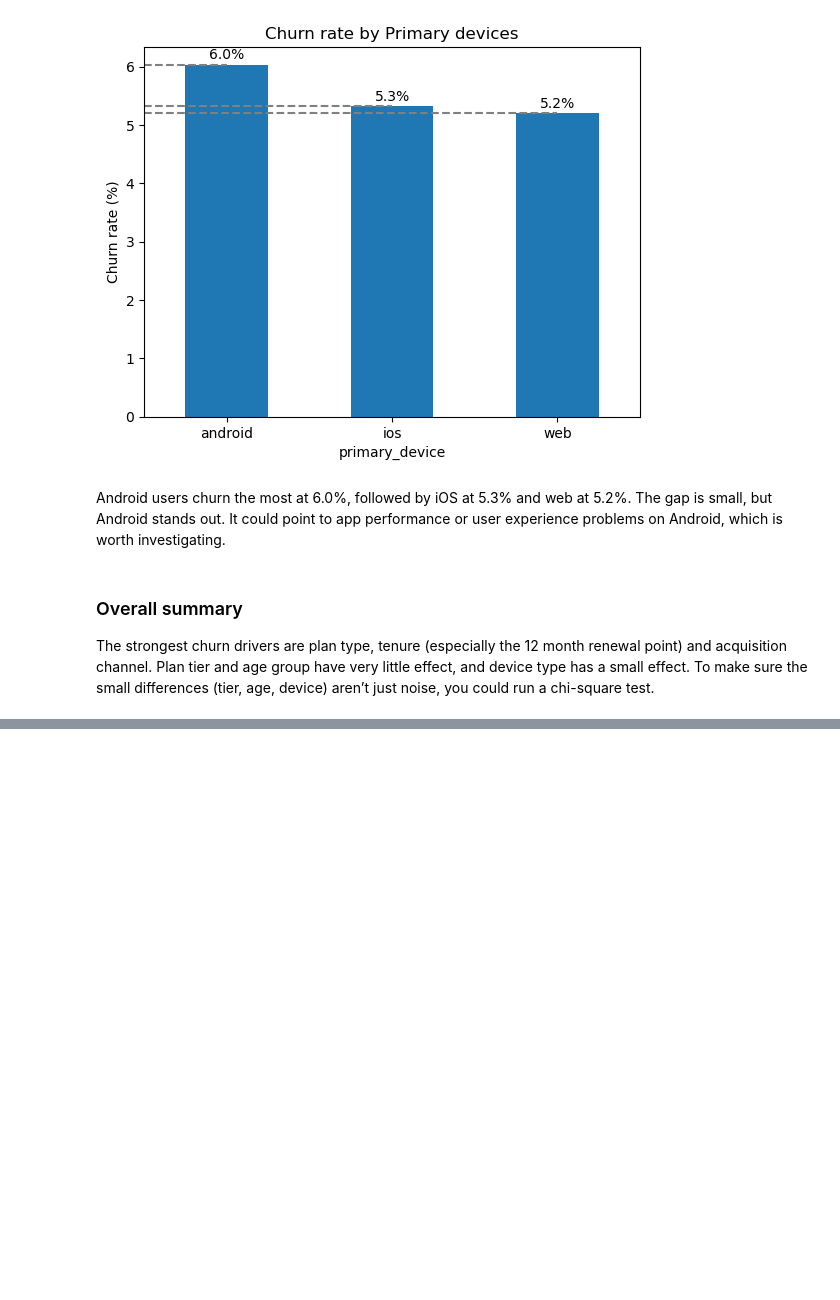
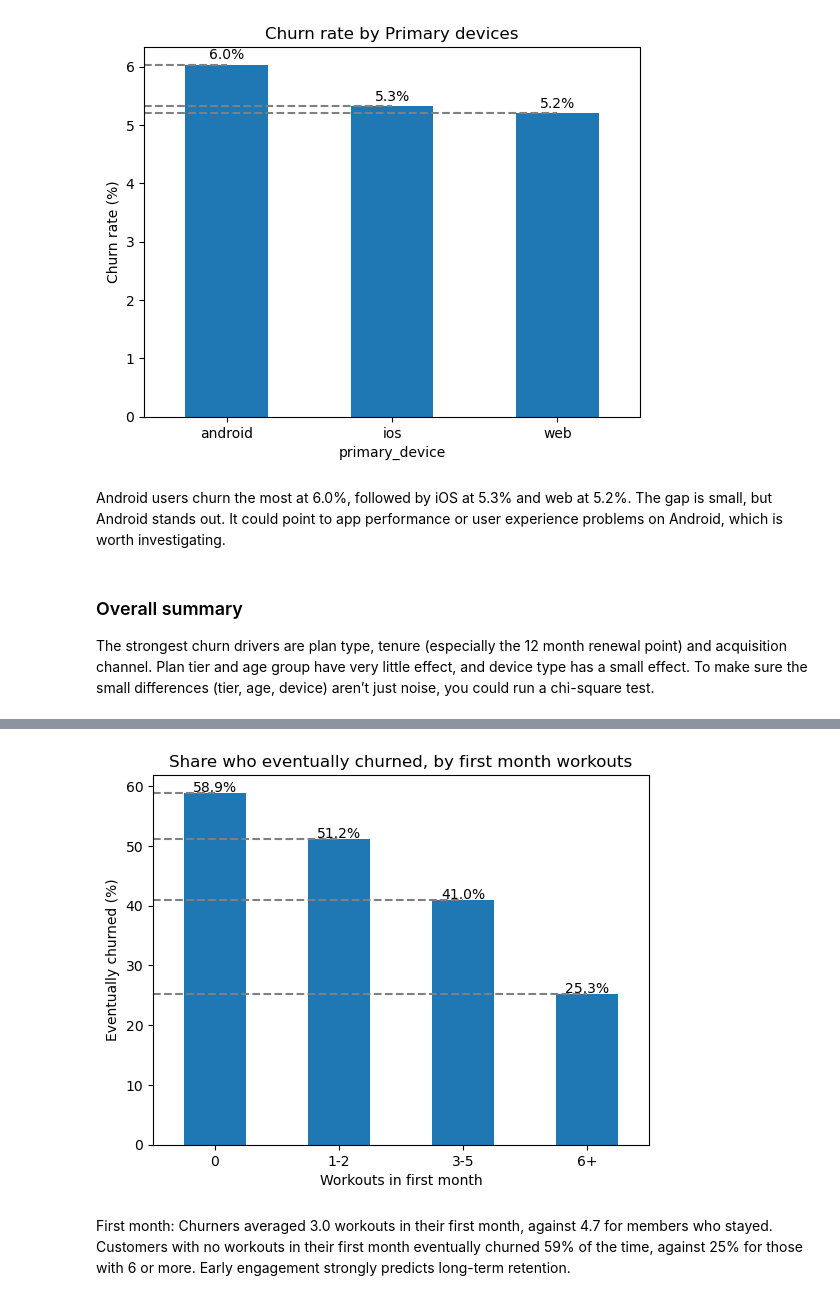
Before and after one commit to karanmagar921/Peloton_churn_analysis, a Jupyter notebook: evaluation.ipynb, the cells around one changed output, grey strips where cells are left out. Cells and saved outputs as stored; diff of their text form; code cells hidden in the pictures; blank space fills up the shorter version.

```diff
--- a/evaluation.ipynb
+++ b/evaluation.ipynb
@@ -358,0 +431,3 @@ The strongest churn drivers are plan type, tenure (especially the 12 month renew
+# %%
+first_month = df_combined[(df_combined['tenure_month'] == 1) & (df_combined['workouts_completed'].notna())]
+first_month.groupby('churned')[['workouts_completed', 'minutes_active','classes_booked', 'support_tickets']].mean().round(2)
@@ -358,0 +439,8 @@ The strongest churn drivers are plan type, tenure (especially the 12 month renew
+# %%
+first_month['workout_level'] = pd.cut(first_month['workouts_completed'],
+                                      bins=[-1, 0, 2, 5, 100],
+                                      labels=['0', '1-2', '3-5', '6+'])
+
+first_month_churn = (first_month.groupby('workout_level', observed=True)['churned']
+                     .apply(lambda x: (x == 'yes').mean()) * 100).round(1)
+first_month_churn
@@ -358,0 +459,14 @@ The strongest churn drivers are plan type, tenure (especially the 12 month renew
+# %%
+first_month_churn.plot(kind='bar')
+for i, v in enumerate(first_month_churn):
+    plt.hlines(v, xmin=-0.5, xmax=i, colors='grey', linestyles='--')
+    plt.text(i, v + 0.1, f'{v:.1f}%', ha='center')
+plt.title('Share who eventually churned, by first month workouts')
+plt.xlabel('Workouts in first month')
+plt.ylabel('Eventually churned (%)')
+plt.xticks(rotation=0)
+plt.show()
+# %% [output]
+[figure, added]
+# %% [markdown]
+First month: Churners averaged 3.0 workouts in their first month, against 4.7 for members who stayed. Customers with no workouts in their first month eventually churned 59% of the time, against 25% for those with 6 or more. Early engagement strongly predicts long-term retention.
```
Also changed, not shown: parts of 27 cells of this notebook, 1 other file.
